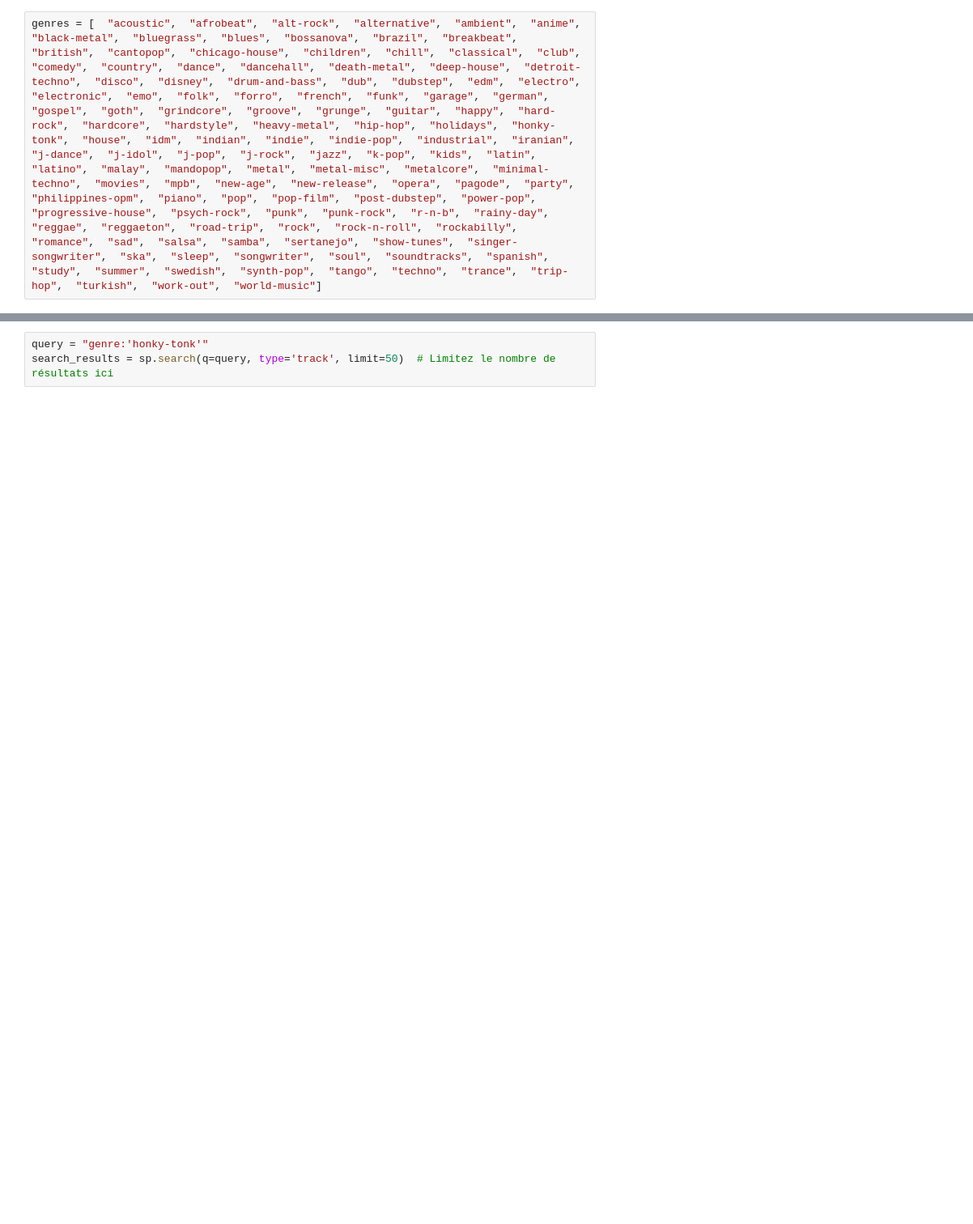
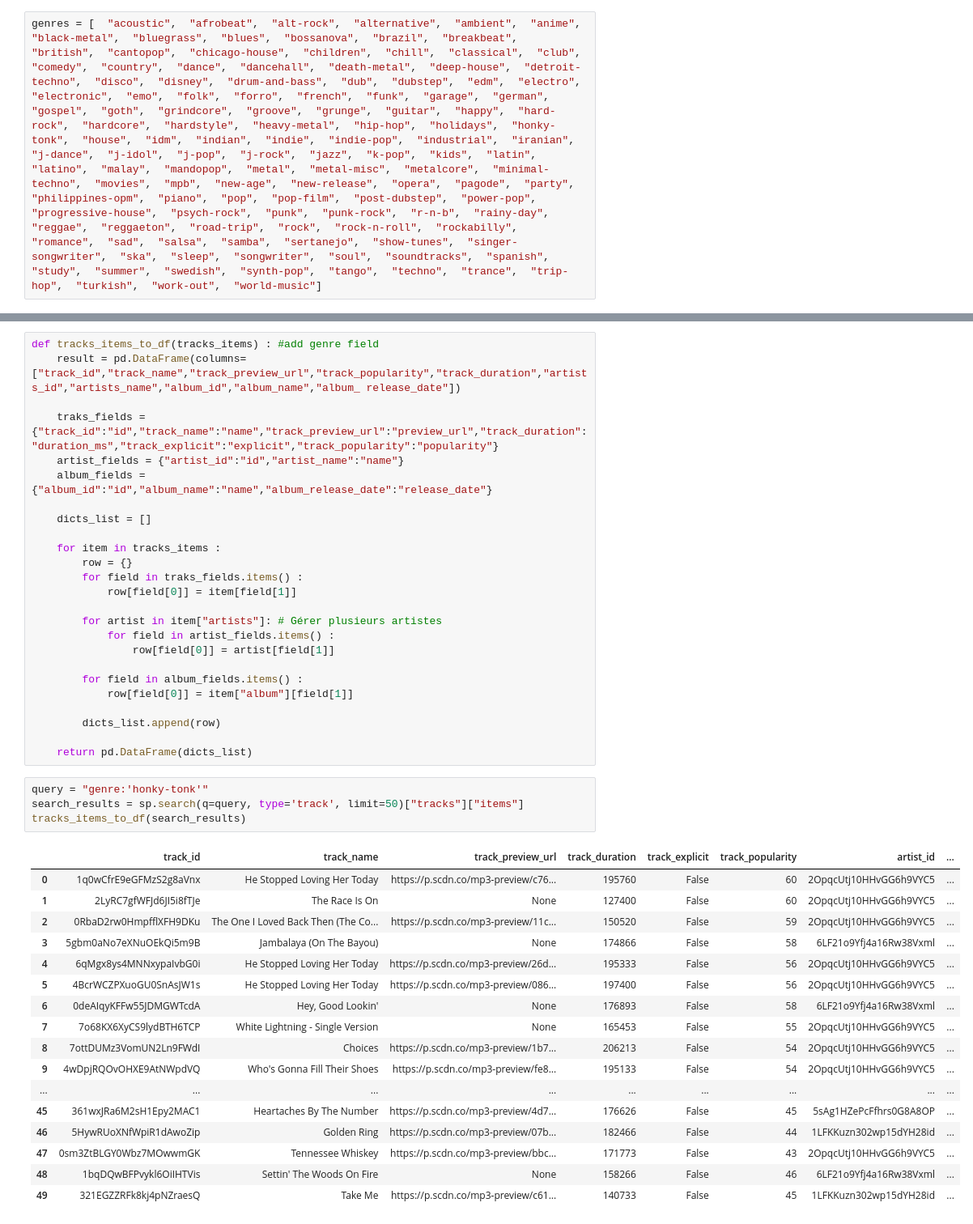
Before and after one commit to Dogmael/Iron-hack-project-W6-Spotify, a Jupyter notebook: API_connection.ipynb, the cells around one changed output, grey strips where cells are left out. Shown at 81% size. Saved outputs shown, nothing was run; the diff lists cells and outputs as text; blank space fills up the shorter version.

Commit message:
correct version

```diff
--- a/API_connection.ipynb
+++ b/API_connection.ipynb
@@ -31,3 +44,47 @@ genres = [  "acoustic",  "afrobeat",  "alt-rock",  "alternative",  "ambient",  "
+# %%
+def tracks_items_to_df(tracks_items) : #add genre field
+    result = pd.DataFrame(columns=["track_id","track_name","track_preview_url","track_popularity","track_duration","artists_id","artists_name","album_id","album_name","album_ release_date"])
+
+    traks_fields = {"track_id":"id","track_name":"name","track_preview_url":"preview_url","track_duration":"duration_ms","track_explicit":"explicit","track_popularity":"popularity"}
+    artist_fields = {"artist_id":"id","artist_name":"name"}
+    album_fields = {"album_id":"id","album_name":"name","album_release_date":"release_date"}
+
+    dicts_list = []
+
+    for item in tracks_items :
+        row = {}
+        for field in traks_fields.items() :
+            row[field[0]] = item[field[1]]
+
+        for artist in item["artists"]: # Gérer plusieurs artistes
+            for field in artist_fields.items() :
+                row[field[0]] = artist[field[1]]
+
+        for field in album_fields.items() :
+            row[field[0]] = item["album"][field[1]]
+
+        dicts_list.append(row)
+
+    return pd.DataFrame(dicts_list)
 # %%
 query = "genre:'honky-tonk'"
-search_results = sp.search(q=query, type='track', limit=50)  # Limitez le nombre de résultats ici
+search_results = sp.search(q=query, type='track', limit=50)["tracks"]["items"]
+tracks_items_to_df(search_results)
+# %% [output]
+|  | track_id | track_name | track_preview_url | track_duration | track_explicit | track_popularity | artist_id | ... |
+| 0 | 1q0wCfrE9eGFMzS2g8aVnx | He Stopped Loving Her Today | https://p.scdn.co/mp3-preview/c76... | 195760 | False | 60 | 2OpqcUtj10HHvGG6h9VYC5 | ... |
+| 1 | 2LyRC7gfWFJd6JI5i8fTJe | The Race Is On | None | 127400 | False | 60 | 2OpqcUtj10HHvGG6h9VYC5 | ... |
+| 2 | 0RbaD2rw0HmpfflXFH9DKu | The One I Loved Back Then (The Co... | https://p.scdn.co/mp3-preview/11c... | 150520 | False | 59 | 2OpqcUtj10HHvGG6h9VYC5 | ... |
+| 3 | 5gbm0aNo7eXNuOEkQi5m9B | Jambalaya (On The Bayou) | None | 174866 | False | 58 | 6LF21o9Yfj4a16Rw38Vxml | ... |
+| 4 | 6qMgx8ys4MNNxypaIvbG0i | He Stopped Loving Her Today | https://p.scdn.co/mp3-preview/26d... | 195333 | False | 56 | 2OpqcUtj10HHvGG6h9VYC5 | ... |
+| 5 | 4BcrWCZPXuoGU0SnAsJW1s | He Stopped Loving Her Today | https://p.scdn.co/mp3-preview/086... | 197400 | False | 56 | 2OpqcUtj10HHvGG6h9VYC5 | ... |
+| 6 | 0deAIqyKFFw55JDMGWTcdA | Hey, Good Lookin' | None | 176893 | False | 58 | 6LF21o9Yfj4a16Rw38Vxml | ... |
+| 7 | 7o68KX6XyCS9lydBTH6TCP | White Lightning - Single Version | None | 165453 | False | 55 | 2OpqcUtj10HHvGG6h9VYC5 | ... |
+| 8 | 7ottDUMz3VomUN2Ln9FWdI | Choices | https://p.scdn.co/mp3-preview/1b7... | 206213 | False | 54 | 2OpqcUtj10HHvGG6h9VYC5 | ... |
+| 9 | 4wDpjRQOvOHXE9AtNWpdVQ | Who's Gonna Fill Their Shoes | https://p.scdn.co/mp3-preview/fe8... | 195133 | False | 54 | 2OpqcUtj10HHvGG6h9VYC5 | ... |
+| ... | ... | ... | ... | ... | ... | ... | ... | ... |
+| 45 | 361wxJRa6M2sH1Epy2MAC1 | Heartaches By The Number | https://p.scdn.co/mp3-preview/4d7... | 176626 | False | 45 | 5sAg1HZePcFfhrs0G8A8OP | ... |
+| 46 | 5HywRUoXNfWpiR1dAwoZip | Golden Ring | https://p.scdn.co/mp3-preview/07b... | 182466 | False | 44 | 1LFKKuzn302wp15dYH28id | ... |
+| 47 | 0sm3ZtBLGY0Wbz7MOwwmGK | Tennessee Whiskey | https://p.scdn.co/mp3-preview/bbc... | 171773 | False | 43 | 2OpqcUtj10HHvGG6h9VYC5 | ... |
+| 48 | 1bqDQwBFPvykl6OiIHTVis | Settin' The Woods On Fire | None | 158266 | False | 46 | 6LF21o9Yfj4a16Rw38Vxml | ... |
+| 49 | 321EGZZRFk8kj4pNZraesQ | Take Me | https://p.scdn.co/mp3-preview/c61... | 140733 | False | 45 | 1LFKKuzn302wp15dYH28id | ... |
```
Also changed, not shown: parts of 14 cells of this notebook, 2 other files.
